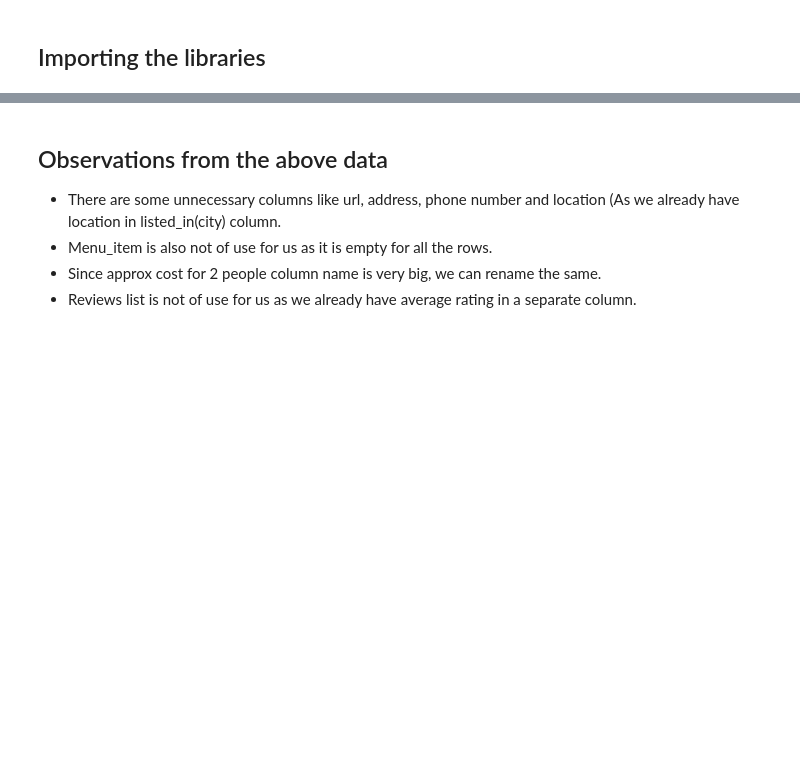
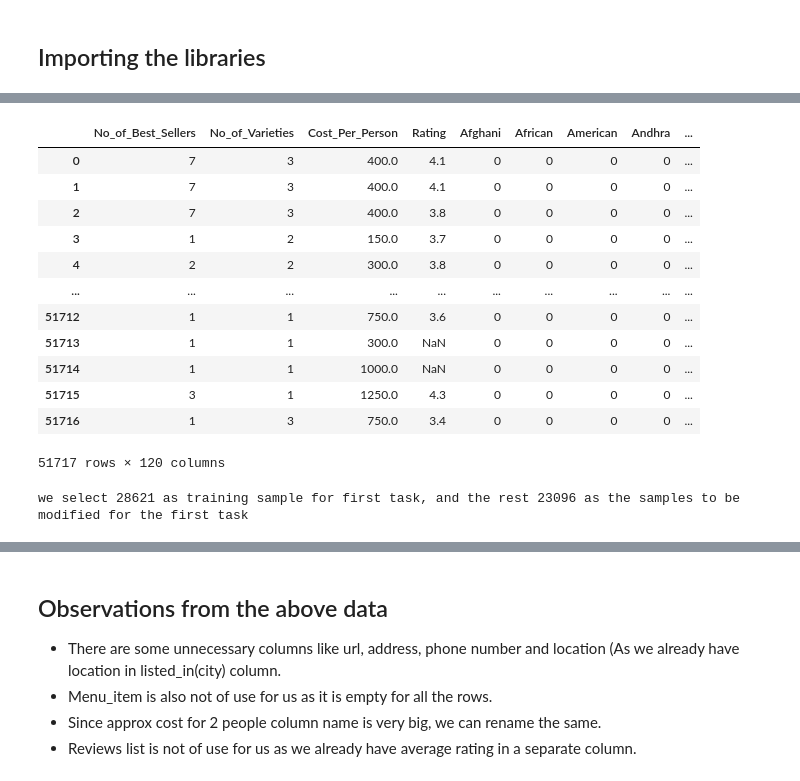
Before and after one commit to VioletPANsq/ntu_sd6101_team_project, a Jupyter notebook: notebook/food-delivery-eda-and-hypothesis-testing.ipynb, the cells around one changed output, grey strips where cells are left out. Saved outputs shown, nothing was run; the diff lists cells and outputs as text; code cells hidden in the pictures; blank space fills up the shorter version.

```diff
--- a/notebook/food-delivery-eda-and-hypothesis-testing.ipynb
+++ b/notebook/food-delivery-eda-and-hypothesis-testing.ipynb
@@ -110,0 +311,27 @@ memory usage: 6.7+ MB
+# %%
+data_features = process_features(data)
+data_features
+# %% [output]
+|  | No_of_Best_Sellers | No_of_Varieties | Cost_Per_Person | Rating | Afghani | African | American | Andhra | ... |
+| 0 | 7 | 3 | 400.0 | 4.1 | 0 | 0 | 0 | 0 | ... |
+| 1 | 7 | 3 | 400.0 | 4.1 | 0 | 0 | 0 | 0 | ... |
+| 2 | 7 | 3 | 400.0 | 3.8 | 0 | 0 | 0 | 0 | ... |
+| 3 | 1 | 2 | 150.0 | 3.7 | 0 | 0 | 0 | 0 | ... |
+| 4 | 2 | 2 | 300.0 | 3.8 | 0 | 0 | 0 | 0 | ... |
+| ... | ... | ... | ... | ... | ... | ... | ... | ... | ... |
+| 51712 | 1 | 1 | 750.0 | 3.6 | 0 | 0 | 0 | 0 | ... |
+| 51713 | 1 | 1 | 300.0 | NaN | 0 | 0 | 0 | 0 | ... |
+| 51714 | 1 | 1 | 1000.0 | NaN | 0 | 0 | 0 | 0 | ... |
+| 51715 | 3 | 1 | 1250.0 | 4.3 | 0 | 0 | 0 | 0 | ... |
+| 51716 | 1 | 3 | 750.0 | 3.4 | 0 | 0 | 0 | 0 | ... |
+51717 rows × 120 columns
+# %%
+sample_df = data_features[-data_features["Rating"].isna()]
+sample_df= sample_df[data["votes"]>=30]
+neg_sample_df = data_features.drop(sample_df.index)
+sample_df.reset_index(drop=True,inplace=True)
+neg_sample_df.reset_index(drop=True,inplace=True)
+
+print(f'we select {sample_df.shape[0]} as training sample for first task, and the rest {data.shape[0]-sample_df.shape[0]} as the samples to be modified for the first task')
+# %% [output]
+we select 28621 as training sample for first task, and the rest 23096 as the samples to be modified for the first task
```
Also changed, not shown: parts of 19 cells of this notebook, 3 other files.
